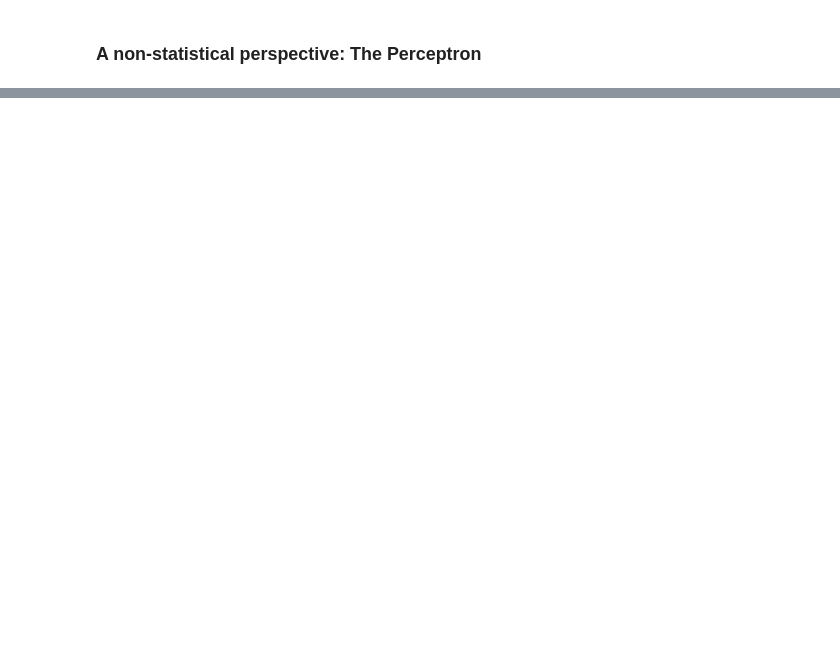
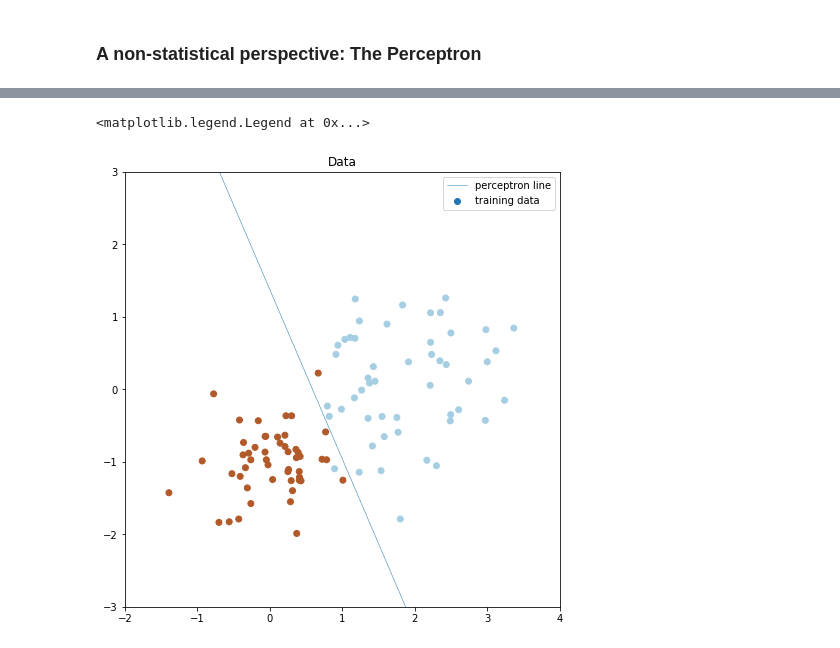
Before and after one commit to jonwangio/uu_ml, a Jupyter notebook: CLA_1_supervised_linearDecisionBoundary.ipynb, the cells around one changed output, grey strips where cells are left out. Drawn from its saved outputs; the diff is of its cells as text; code cells hidden in the pictures; blank space fills up the shorter version.

Commit message:
CLA_1 real data added

```diff
--- a/CLA_1_supervised_linearDecisionBoundary.ipynb
+++ b/CLA_1_supervised_linearDecisionBoundary.ipynb
@@ -330,0 +331,29 @@ print(acc)
+# %%
+# Introducing Python modules and packages
+
+import numpy as np
+from sklearn.linear_model import LogisticRegression, Perceptron
+
+
+
+#log = LogisticRegression(C=1e5)
+#log.fit(X_train, Y_train)
+
+percep = Perceptron(tol=1e-3, random_state=0)
+percep.fit(X_train, Y_train)
+weights, bias = percep.coef_, percep.intercept_
+# %%
+x1 = np.linspace(-3, 15, 200).reshape(-1,1)
+x2 = (bias+weights[0,0]*x1)/(-weights[0,1])
+
+# Visualization
+plt.figure(figsize=(10,8))
+plt.scatter(x_train[:, 0], x_train[:, 1], c=y_train, cmap='Paired', label='training data')
+plt.plot(x1, x2, linewidth=.5, label='perceptron line')
+plt.axis([-2, 4, -3, 3])
+plt.gca().set_aspect('equal', adjustable='box')
+plt.title('Data')
+plt.legend()
+# %% [output]
+<matplotlib.legend.Legend at 0x...>
+[figure, added]
```
Also changed, not shown: parts of 12 cells of this notebook, 1 other file.
